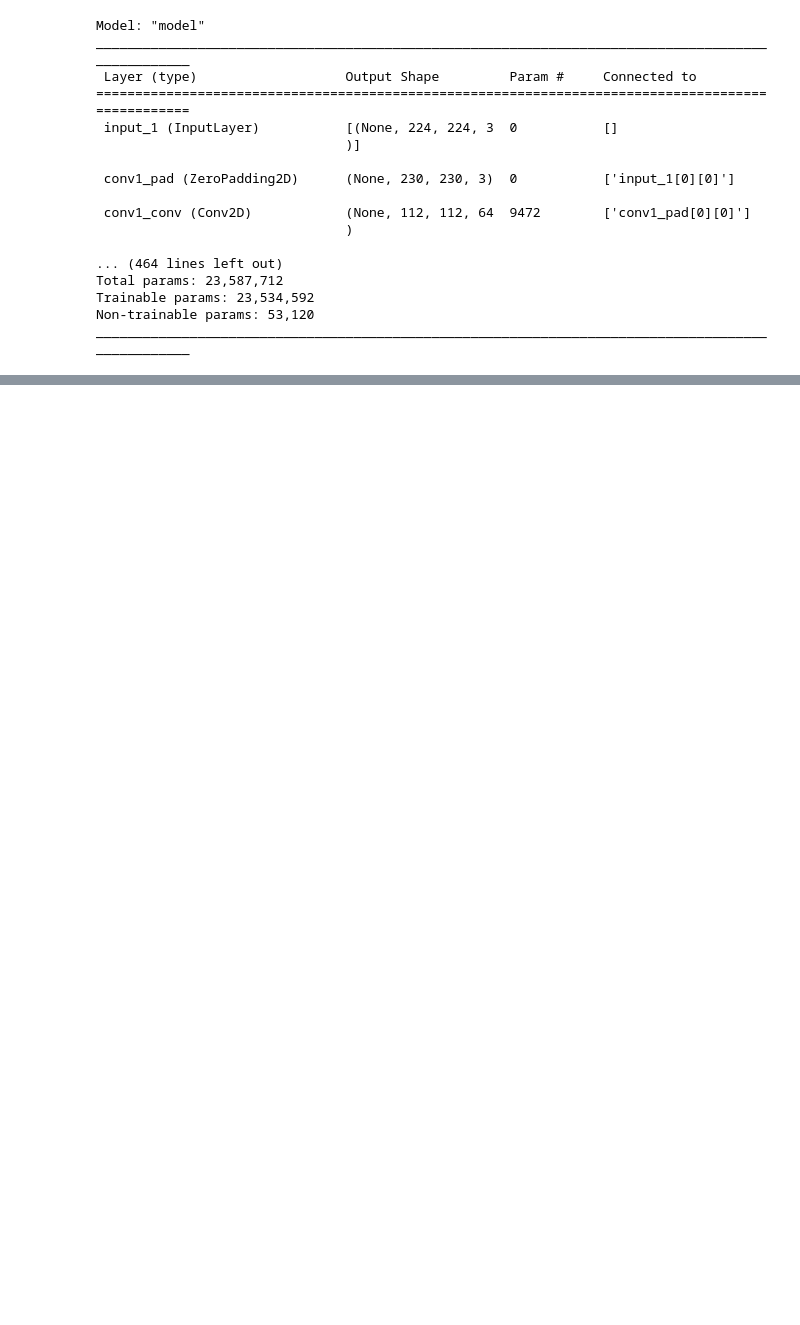
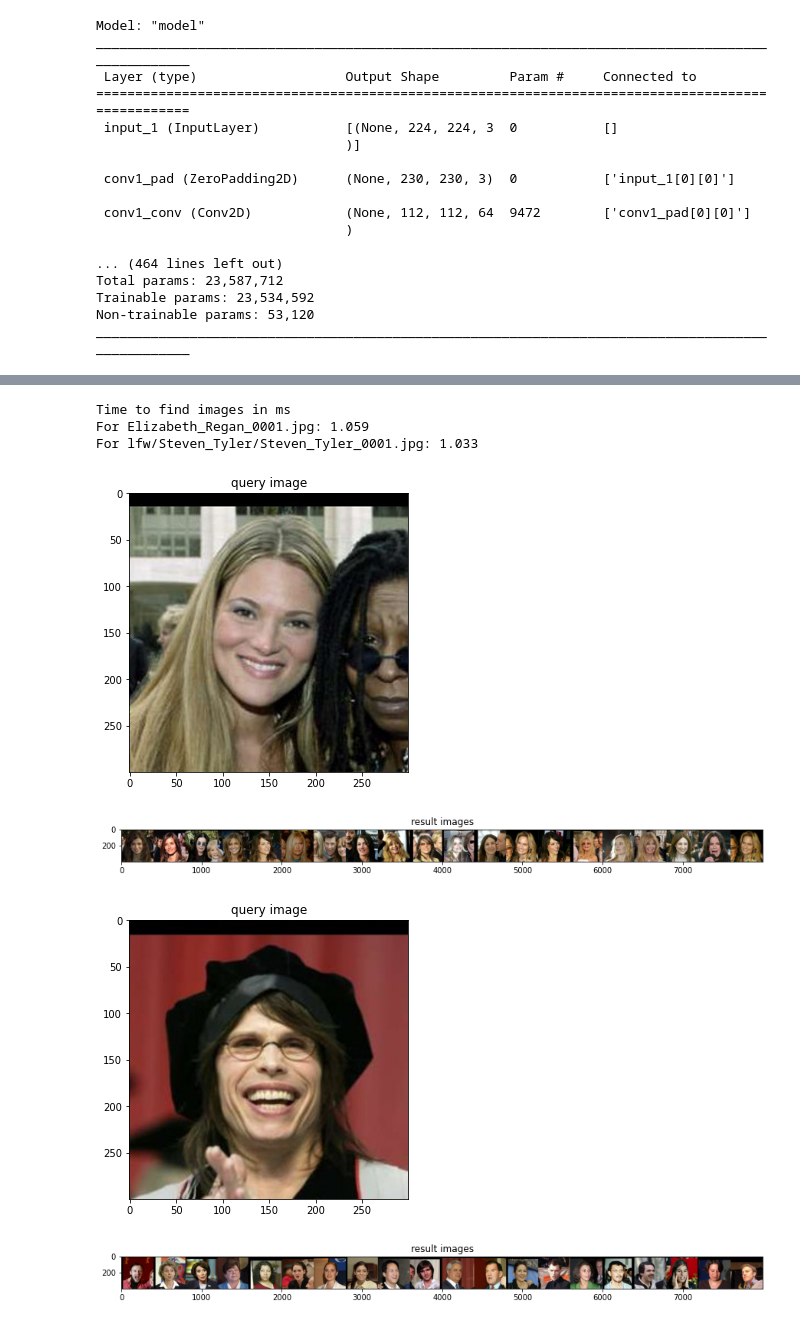
Before and after one commit to ThomasMaher/ReverseImageSearchProject, a Jupyter notebook: reverse_image_search.ipynb, the cells around one changed output, grey strips where cells are left out. Drawn from its saved outputs; the diff is of its cells as text; code cells hidden in the pictures; blank space fills up the shorter version.

```diff
--- a/reverse_image_search.ipynb
+++ b/reverse_image_search.ipynb
@@ -177,17 +157,54 @@ Text(0.5, 1.0, 'result images')
-# %%
-def reverse_image_search(img, output_size=6):
-  nn = neighbours(input_image)
-  Input_images = output_nn([input_image], 300)
-  result_array = output_nn(nn, 200)
-
-  # display the query image
-  plt.figure(figsize = (5,10))
-  plt.imshow(Input_images)
-  plt.title("query image")
-
-  # display the resulting images
-  plt.figure(figsize = (15,15))
-  plt.imshow(result_array)
-  plt.title("result images")
-
-  return result_array
+# %%
+import time
+# This funciton performs the search. The features array must be an array of the embedded
+# features of images as determined by a CNN. Any dataset or model can be used
+# to extract this. The img_path is used to retrieve image data. The image data
+# is put through the same CNN that was useed to extract the features array.
+# The resulting embedding is used in the nearest neighbors algorithm along with
+# the features array to determine the _output_size_ most-similar images.
+def reverse_image_search(img_path, features, output_size=6):
+  '''
+  img_path: path to image to search
+  features: array of 'features' as determined by the CNN for every searchable image
+  output_size: number of results returned
+  returns: array of formated data for n images with the smallest euclidean distance to img
+  based on on features extracted from the pretrained ResNet50 CNN model
+  '''
+  image1, img = image_numpy(img_path);
+  j = feature_array.predict(img)[0]
+
+  nn = neighbours(j, features, output_size)
+  Input_images = output_nn([img_path], [0], 300)
+  result_array = output_nn(images_arr, nn, 400)
+
+  # display the query image
+  plt.figure(figsize = (5,10))
+  plt.imshow(Input_images)
+  plt.title("query image")
+
+  # display the resulting images
+  plt.figure(figsize = (15,15))
+  plt.imshow(result_array)
+  plt.title("result images")
+
+  return result_array
+
+start = time.time()
+reverse_image_search('lfw/Elizabeth_Regan/Elizabeth_Regan_0001.jpg', features, 20)
+t = time.time()
+time_passed1 = t - start
+# Use a random image
+path = images_arr[int(len(images_arr) * random.random())]
+reverse_image_search(path, features, 20)
+time_passed2 = time.time() - t
+print('Time to find images in second')
+print(f'For Elizabeth_Regan_0001.jpg: {round(time_passed1, 3)}')
+print(f'For {path}: {round(time_passed2, 3)}')
+# %% [output]
+Time to find images in ms
+For Elizabeth_Regan_0001.jpg: 1.059
+For lfw/Steven_Tyler/Steven_Tyler_0001.jpg: 1.033
+[figure, added]
+[figure, added]
+[figure, added]
+[figure, added]
```
Also changed, not shown: parts of 16 cells of this notebook.
